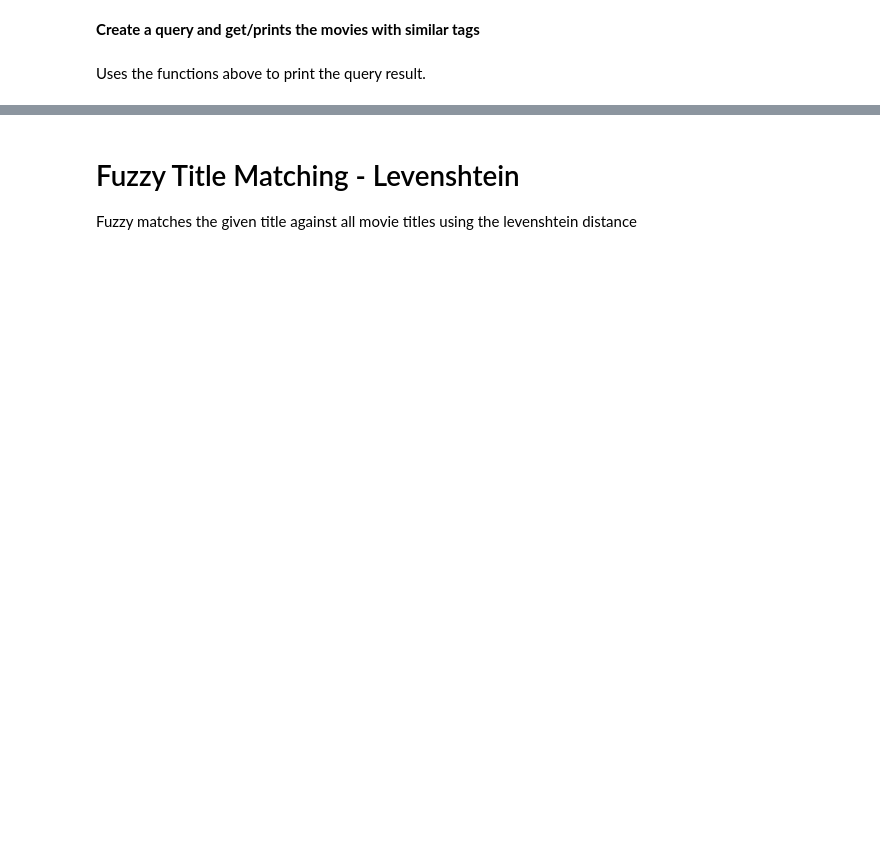
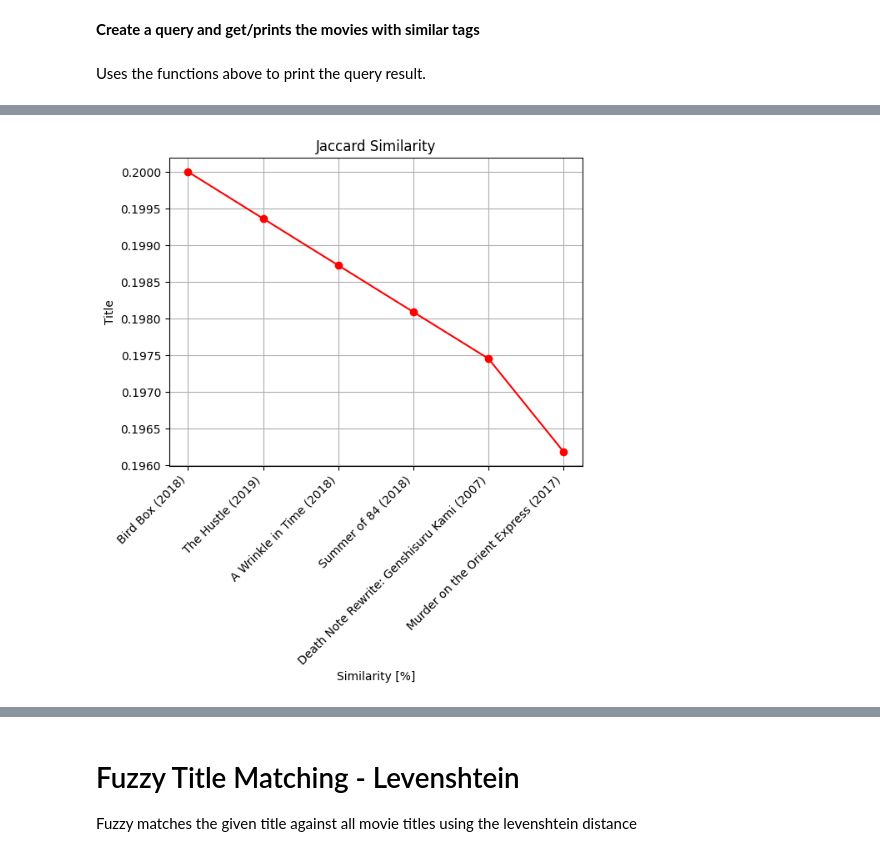
Before and after one commit to Dracacula/AIR-Recommender-G20, a Jupyter notebook: Movie Recommender.ipynb, the cells around one changed output, grey strips where cells are left out. Saved outputs shown, nothing was run; the diff lists cells and outputs as text; code cells hidden in the pictures; blank space fills up the shorter version.

```diff
--- a/Movie Recommender.ipynb
+++ b/Movie Recommender.ipynb
@@ -259,0 +355,14 @@ PrintPearsonCorrelation(similarPearsonMovies)
+# %%
+#Jaccard Distance
+similar_movies_with_jaccard = get_top_tags_jaccard_sims(count, movies, query)
+distances = GetPlotData(similar_movies_with_jaccard.items())
+
+plt.grid()
+plt.plot(distances[1], distances[0], marker='o', color="r")
+plt.xticks(ha='right', rotation=45)
+plt.xlabel("Similarity [%]")
+plt.ylabel("Title")
+plt.title("Jaccard Similarity")
+plt.show()
+# %% [output]
+[figure, added]
```
Also changed, not shown: parts of 28 cells of this notebook.
